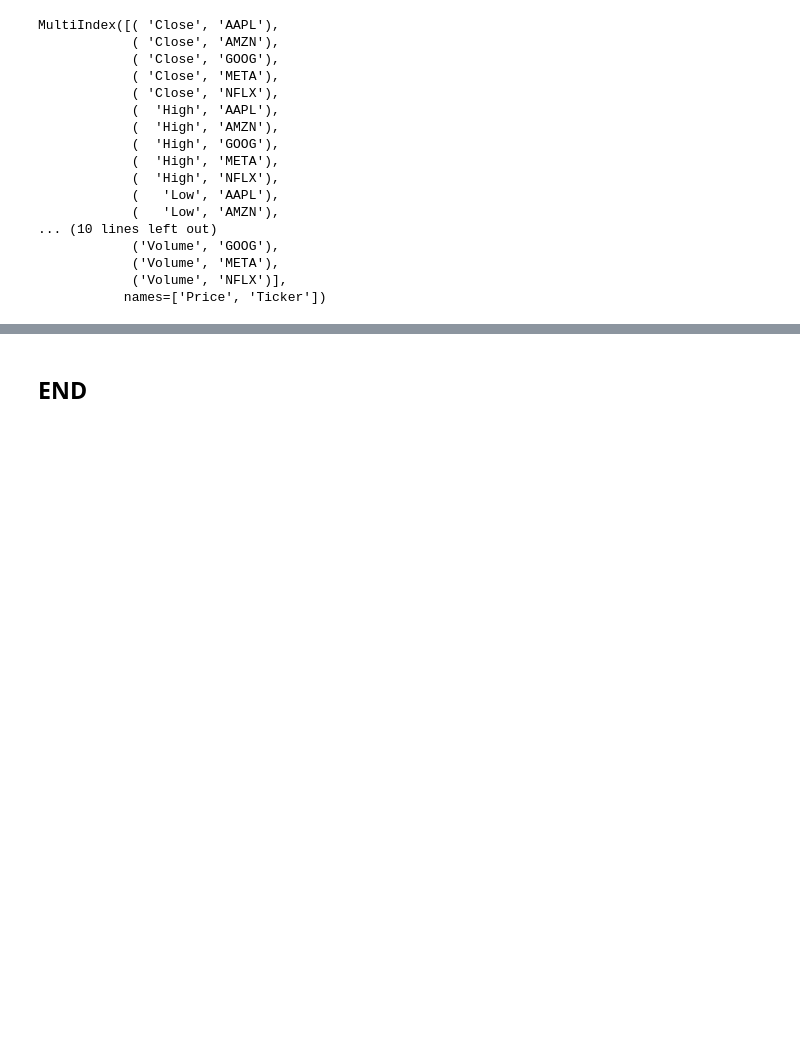
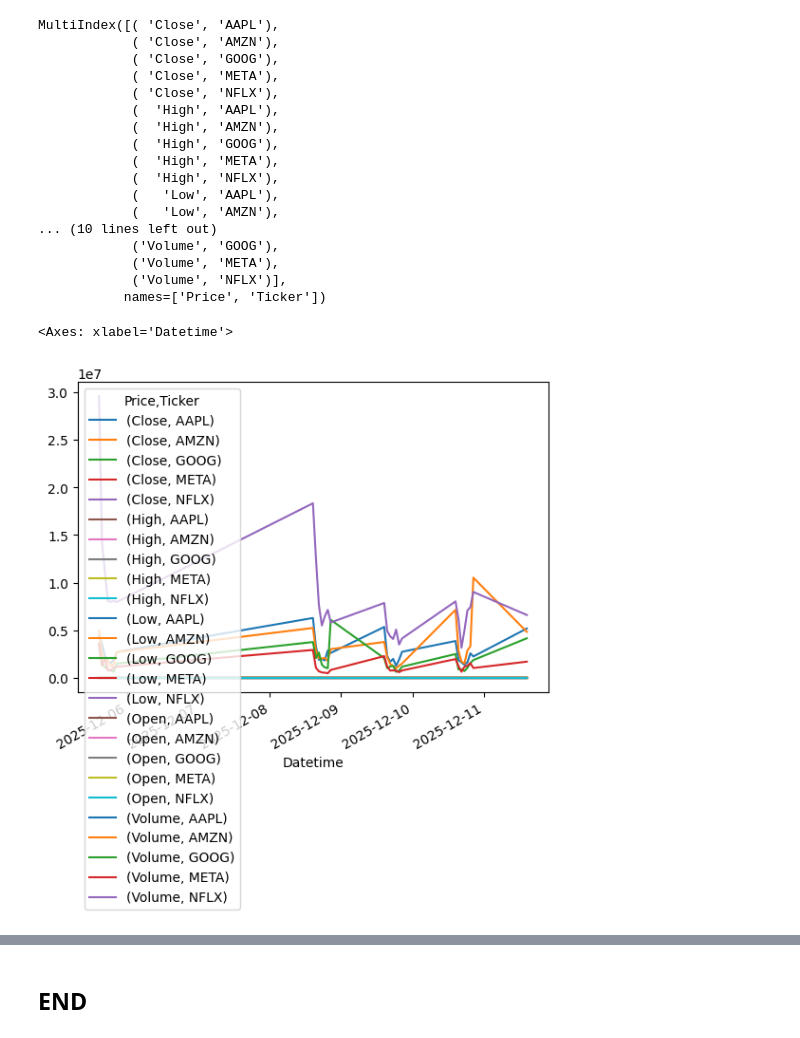
Before and after one commit to seasid3/computer_infrastructure_assessment_problem, a Jupyter notebook: problems.ipynb, the cells around one changed output, grey strips where cells are left out. Cells and saved outputs as stored; diff of their text form; code cells hidden in the pictures; blank space fills up the shorter version.

```diff
--- a/problems.ipynb
+++ b/problems.ipynb
@@ -202,0 +175,6 @@ def plot_data():
+# %%
+# Call df.plot() to have a look, first
+df.plot()
+# %% [output]
+<Axes: xlabel='Datetime'>
+[figure, added]
```
Also changed, not shown: parts of 2 cells of this notebook, 1 other file.
